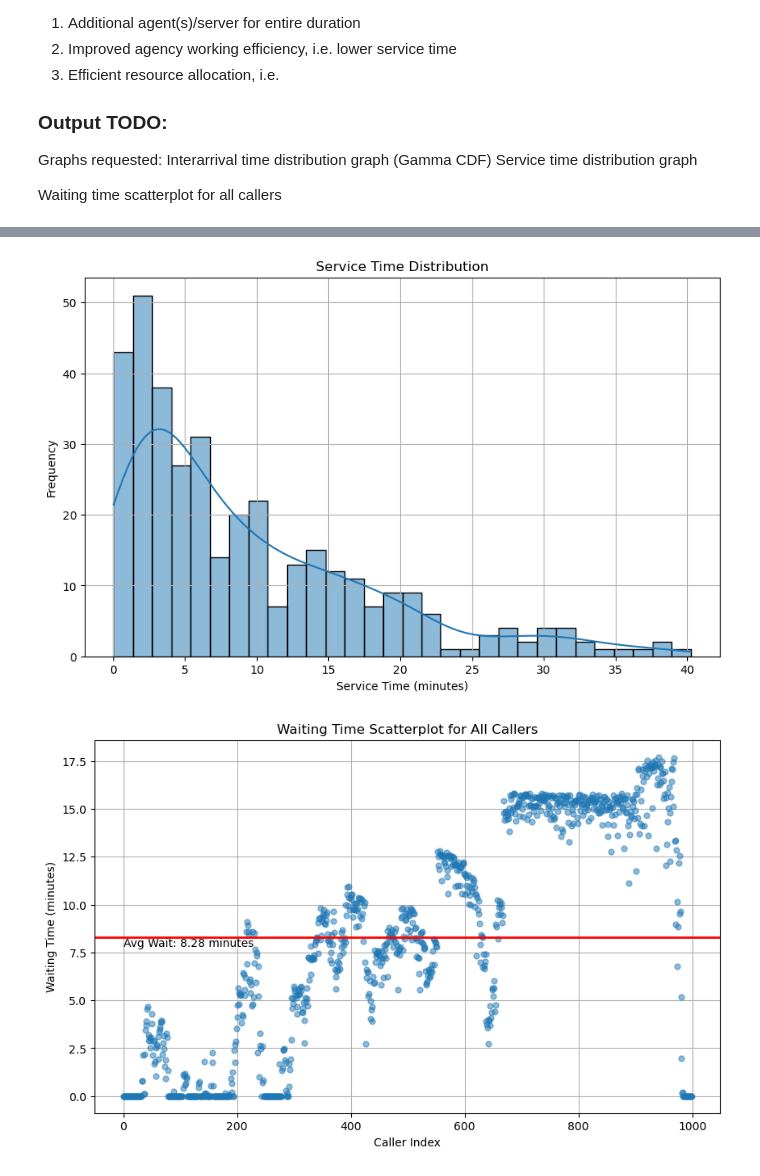
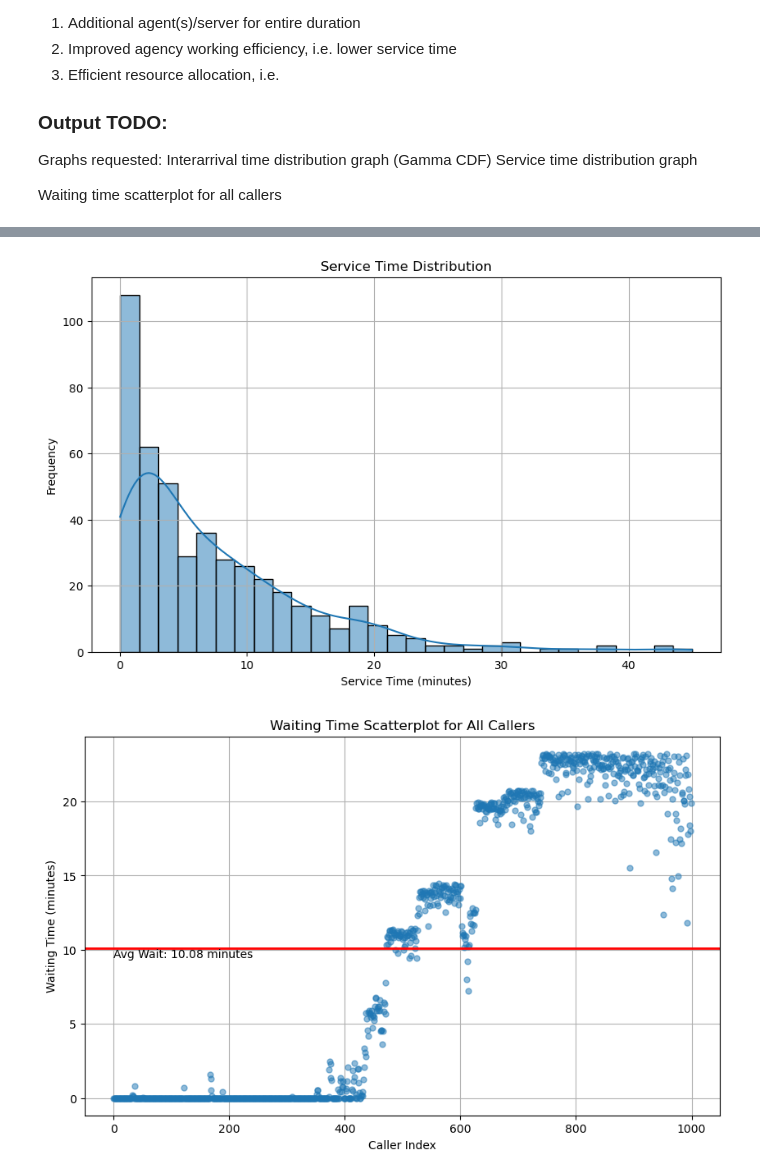
Before and after one commit to yumisu24/SYS5110_project, a Jupyter notebook: v2.2_Call_Centre_Simulation copy.ipynb, the cells around one changed output, grey strips where cells are left out. Saved outputs shown, nothing was run; the diff lists cells and outputs as text; code cells hidden in the pictures.

```diff
--- a/v2.2_Call_Centre_Simulation copy.ipynb
+++ b/v2.2_Call_Centre_Simulation copy.ipynb
@@ -75,7 +75,7 @@ Total Number of Max. Waiting Times Generated: 1000
 # %%
 # Custom functions for generating service time for one call
 def generate_service_time():
-    return np.random.exponential(1 / 6) * 50  # Service time ~ Exponential(5) # increase the rate from 5 to 7
+    return np.random.exponential(1 / 7) * 50  # Service time ~ Exponential(5) # increase the rate from 5 to 7
 # %%
 # Main program
 import numpy as np
@@ -309,18 +309,18 @@ plt.ylabel('Frequency')
 plt.grid(True)
 plt.show()
 # %% [output]
-[figure, old version]
+[figure, new version]
 # %%
 # 3. Waiting Time Scatterplot for All Callers
 plt.figure(figsize=(10, 6))
 plt.plot(range(num_calls), waiting_times_with_abandon, 'o', markersize=5, alpha=0.5)
-plt.axhline(y=8.28, color='red', linewidth=2)  # Reference line at 12.13 minutes as the average of waiting times (including abandoned calls)
+plt.axhline(y=average_waiting_time_including_abandon, color='red', linewidth=2)  # Reference line at 12.13 minutes as the average of waiting times (including abandoned calls)
 plt.text(0, average_waiting_time_including_abandon, f"Avg Wait: {round(average_waiting_time_including_abandon, 2)} minutes",
          verticalalignment='top', fontsize=10)
 plt.title('Waiting Time Scatterplot for All Callers')
 plt.xlabel('Caller Index')
 plt.ylabel('Waiting Time (minutes)')
 plt.grid(True)
 plt.show()
 # %% [output]
-[figure, old version]
+[figure, new version]
```
Also changed, not shown: parts of 6 cells of this notebook.
